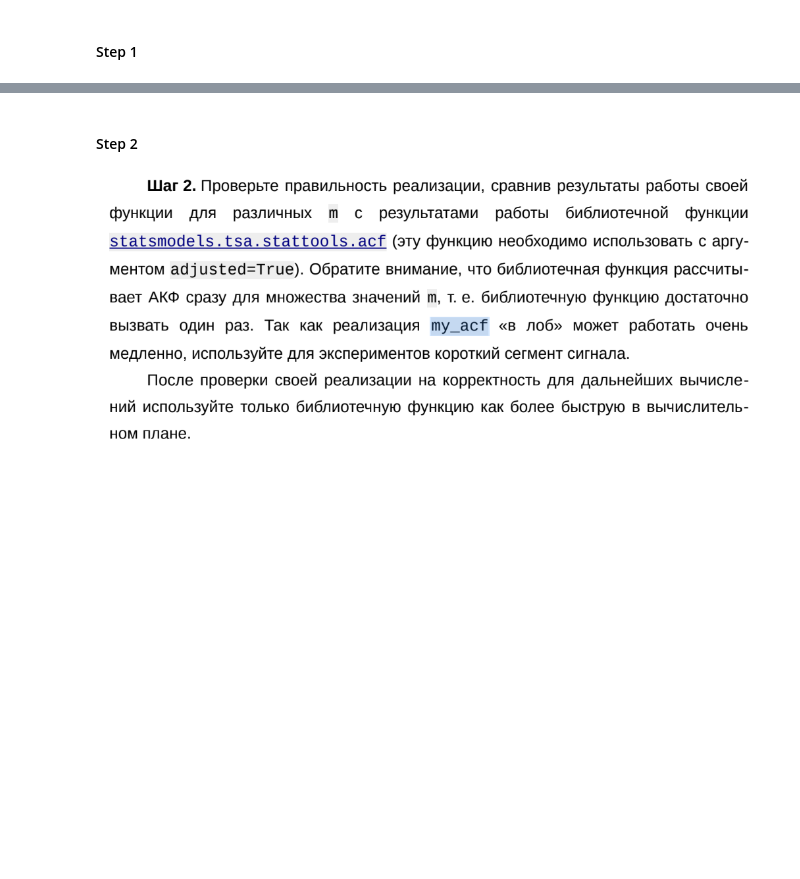
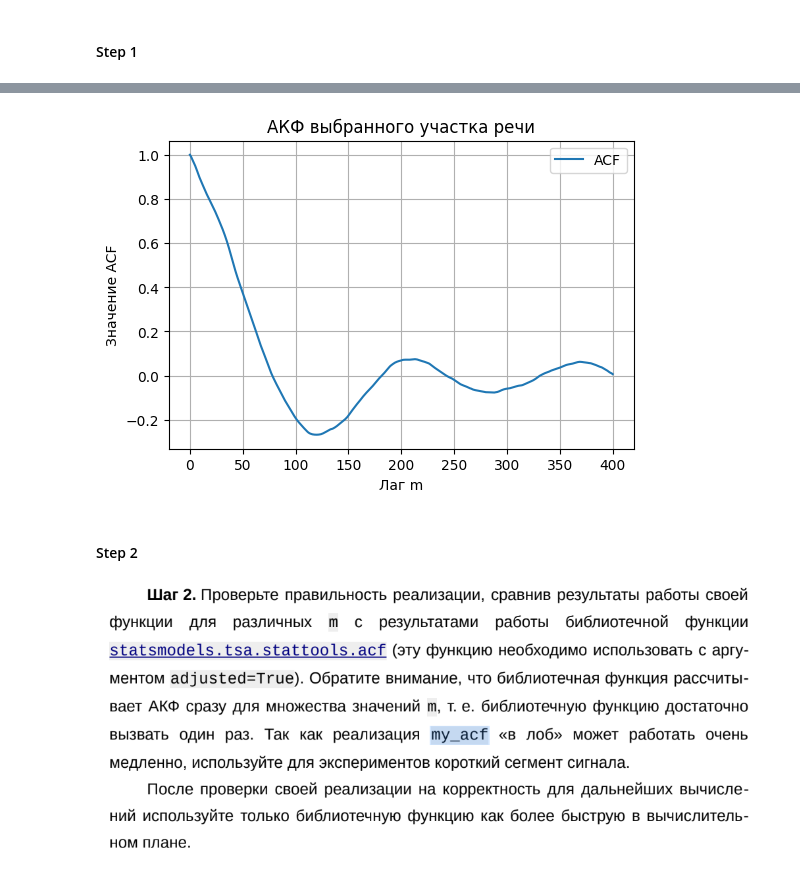
Before and after one commit to Matosik/DSP-Experiments, a Jupyter notebook: Lab2/lab2.ipynb, the cells around one changed output, grey strips where cells are left out. Cells and saved outputs as stored; diff of their text form; code cells hidden in the pictures; blank space fills up the shorter version.

```diff
--- a/Lab2/lab2.ipynb
+++ b/Lab2/lab2.ipynb
@@ -25,3 +61,30 @@ def my_acf(x, m):
+# %%
+# Чтобы не ждать долго, допустим, возьмём 0.5 секунды с середины сигнала,
+# где точно есть звук. Индексы можно подобрать руками или найти автоматически.
+start_sec = 0.5
+duration_sec = 0.5
+start_index = int(start_sec * fs)
+end_index = int(start_index + duration_sec * fs)
+x_seg = x[start_index:end_index]
+
+# Вычислим АКФ. Параметр nlags - максимальное значение m,
+# которое имеет смысл смотреть. Предположим, что частота тона не упадёт
+# ниже 40 Гц (период ~ 25 мс), при fs = 16000 это ~ 400 отсчётов.
+# Подстраиваемся под вашу fs.
+nlags = 400
+acf_vals = sm_acf(x_seg, adjusted=True, nlags=nlags)
+
+# Построим график АКФ
+plt.figure(figsize=(6,4))
+plt.plot(acf_vals, label='ACF')
+plt.title("АКФ выбранного участка речи")
+plt.xlabel("Лаг m")
+plt.ylabel("Значение ACF")
+plt.legend()
+plt.grid(True)
+plt.show()
+# %% [output]
+[figure, added]
 # %% [markdown]
 #### Step 2
 ![image.png](attachment:image.png)
```
Also changed, not shown: parts of 15 cells of this notebook.
